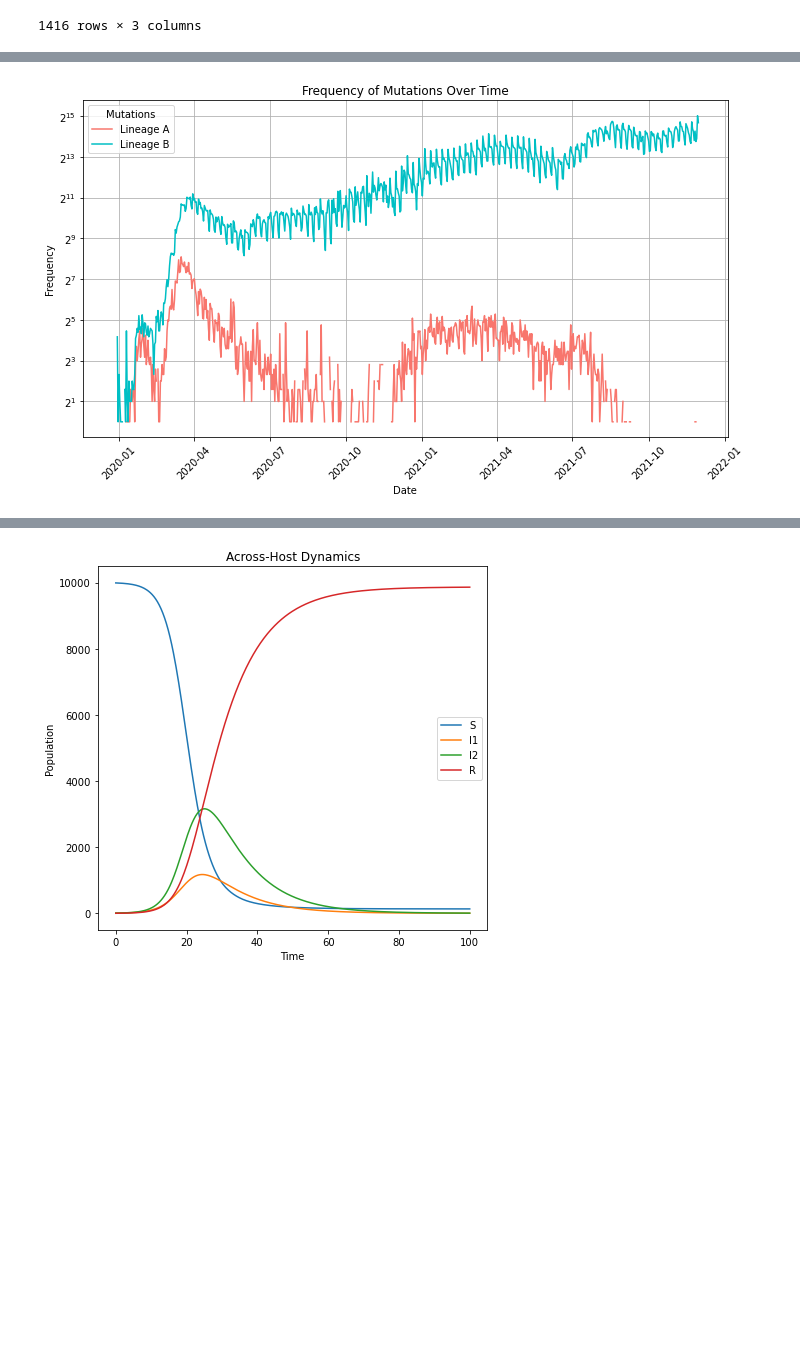
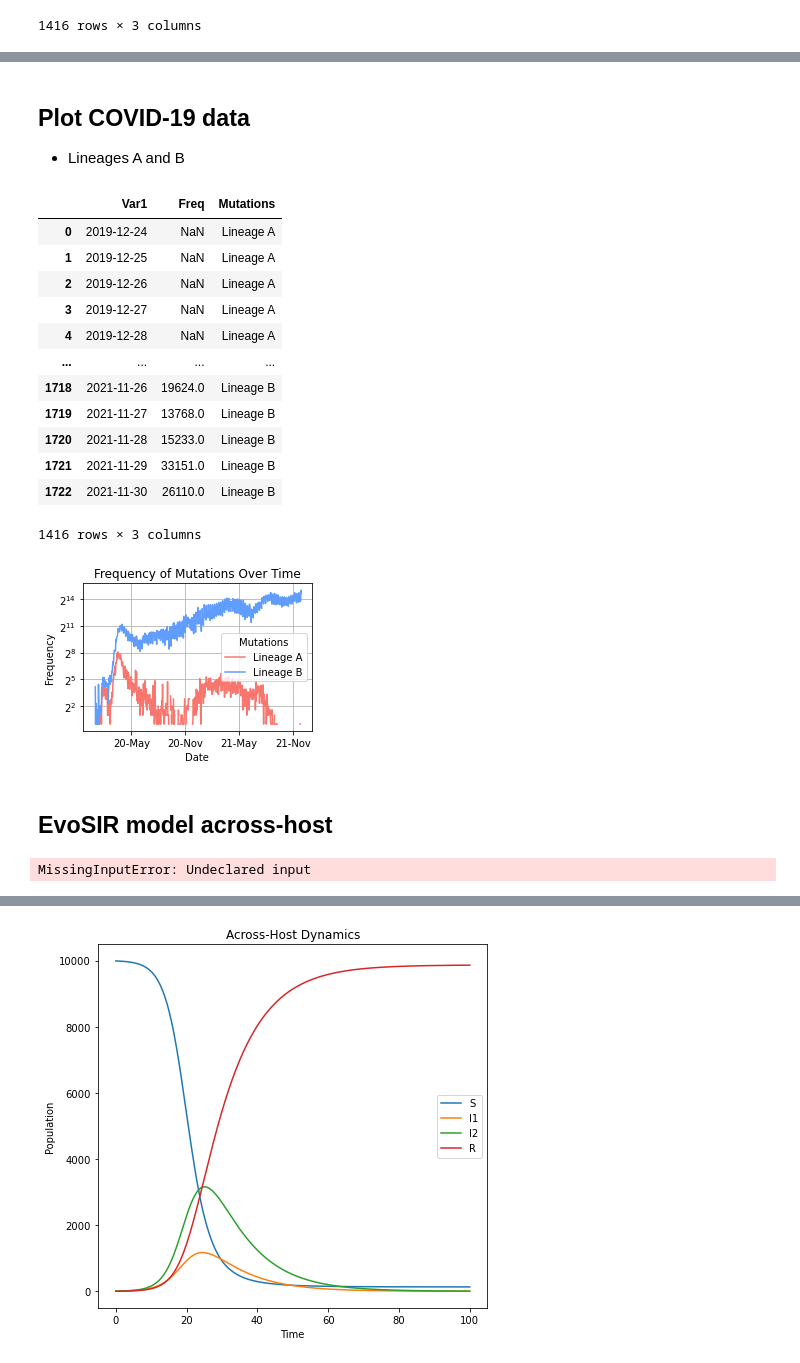
Before and after one commit to Hc1023/EvoSSS, a Jupyter notebook: 4_EvoSSS_model/EvoSIR.ipynb, the cells around one changed output, grey strips where cells are left out. Cells and saved outputs as stored; diff of their text form; code cells hidden in the pictures; blank space fills up the shorter version.

```diff
--- a/4_EvoSSS_model/EvoSIR.ipynb
+++ b/4_EvoSSS_model/EvoSIR.ipynb
@@ -28,3 +33,6 @@ df
 | 1721 | 2021-11-29 | 33151 | Lineage B |
 | 1722 | 2021-11-30 | 26110 | Lineage B |
 1416 rows × 3 columns
+# %%
+df = pd.read_csv('Covid19CasesWH.csv')
+df
@@ -31,35 +53,61 @@ df
+# %% [markdown]
+## Plot COVID-19 data
+- Lineages A and B
 # %%
-df1 = df
+df1 = df.copy()
 # Ensure no zero or negative values before applying log scale
 df1['Freq'] = df1['Freq'].replace(0, np.nan)  # replace 0 with NaN to avoid log scale issues
+# %%
+df1
+# %% [output]
+|  | Var1 | Freq | Mutations |
+| 0 | 2019-12-24 | NaN | Lineage A |
+| 1 | 2019-12-25 | NaN | Lineage A |
+| 2 | 2019-12-26 | NaN | Lineage A |
+| 3 | 2019-12-27 | NaN | Lineage A |
+| 4 | 2019-12-28 | NaN | Lineage A |
+| ... | ... | ... | ... |
+| 1718 | 2021-11-26 | 19624.0 | Lineage B |
+| 1719 | 2021-11-27 | 13768.0 | Lineage B |
+| 1720 | 2021-11-28 | 15233.0 | Lineage B |
+| 1721 | 2021-11-29 | 33151.0 | Lineage B |
+| 1722 | 2021-11-30 | 26110.0 | Lineage B |
+1416 rows × 3 columns
 # %%
 # Create the plot
-fig, ax = plt.subplots(figsize=(10, 6))
+fig, ax = plt.subplots(figsize=(4, 3))
 
 color_map = {
     'Lineage A': '#f8766d',
-    'Lineage B': '#00bfc4'
+    'Lineage B': '#619cff'
 }
 
 # Group data by 'Mutations' and plot each group
 for label, grp in df1.groupby('Mutations'):
     ax.plot(grp['Var1'], grp['Freq'], label=label, color=color_map[label])
 
 # Set the y-axis to log2 scale
 ax.set_yscale('log', base=2)
+# Set the date format for the x-axis
+date_form = DateFormatter("%y-%b")
+ax.xaxis.set_major_formatter(date_form)
+# Set the locator for date ticks (every six months)
+ax.xaxis.set_major_locator(MonthLocator(bymonthday=1, bymonth=[5, 11]))
+
 # Formatting the plot
 ax.set_xlabel('Date')
 ax.set_ylabel('Frequency')
 ax.set_title('Frequency of Mutations Over Time')
 ax.legend(title='Mutations')
 ax.grid(True)
 
-# Rotate date labels for better visibility
-plt.xticks(rotation=45)
+
 plt.tight_layout()  # Adjust layout to make room for the rotated date labels
 
 # Show the plot
 plt.show()
 # %% [output]
-[figure, old version]
+[figure, new version]
+# %% [markdown]
+## EvoSIR model across-host
 # %%
@@ -73,0 +129,37 @@ def across_host_model(t, y, beta1, beta2, gamma, N):
+# %%
+# Bayesian estimation using PyMC3
+with pm.Model() as model:
+    # Priors
+    beta1 = pm.Normal('beta1', mu=0.4, sigma=0.1)
+    beta2 = pm.Normal('beta2', mu=0.3, sigma=0.1)
+    gamma = pm.Normal('gamma', mu=0.1, sigma=0.05)
+    N = 10000  # Assuming a fixed population size
+
+    # Initial conditions
+    S0 = N - 10  # Initial susceptible
+    I10 = 5      # Initial infected Lineage A
+    I20 = 5      # Initial infected Lineage B
+    R0 = 0       # Initial recovered
+    y0 = [S0, I10, I20, R0]
+    t_span = (0, 100)  # Time span for simulation
+
+    # Define a Theano function that will compute beta1, beta2, gamma as numpy arrays
+    compute_params = theano.function([], [beta1, beta2, gamma])
+
+    # Obtain concrete values for parameters
+    beta1_val, beta2_val, gamma_val = compute_params()
+
+    # Simulate with these concrete values
+    expected_I1, expected_I2 = model_simulate(beta1_val, beta2_val, gamma_val, N, (0, 100), [N - 10, 5, 5, 0])
+
+
+    # Likelihood
+    I1_observed = df[df['Mutations'] == 'Lineage A']['Freq'].values
+    I2_observed = df[df['Mutations'] == 'Lineage B']['Freq'].values
+    I1_likelihood = pm.Normal('I1_like', mu=expected_I1, sigma=10, observed=I1_observed)
+    I2_likelihood = pm.Normal('I2_like', mu=expected_I2, sigma=10, observed=I2_observed)
+
+    # Inference
+    trace = pm.sample(100, return_inferencedata=False, progressbar=True)
+# %% [output]
+MissingInputError: Undeclared input
```
Also changed, not shown: parts of 8 cells of this notebook, 2 other files.
